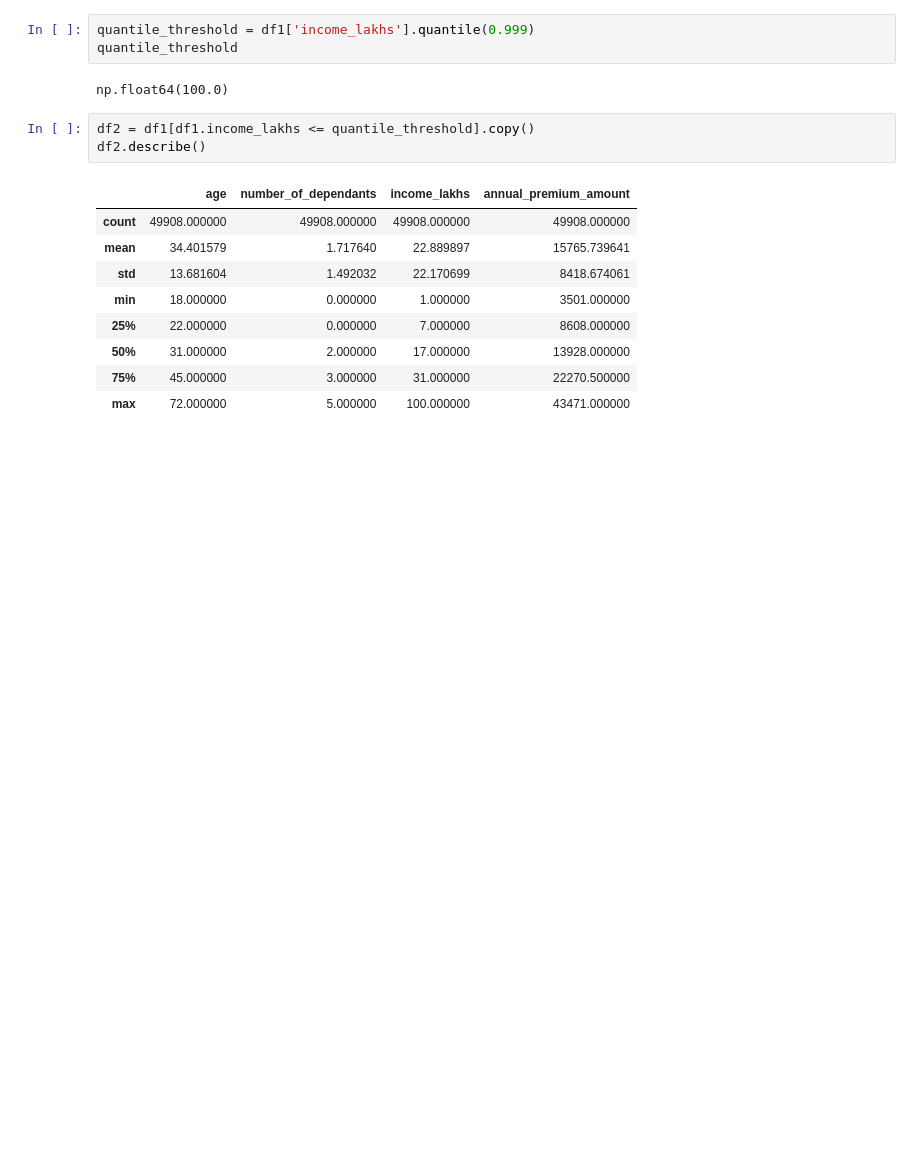
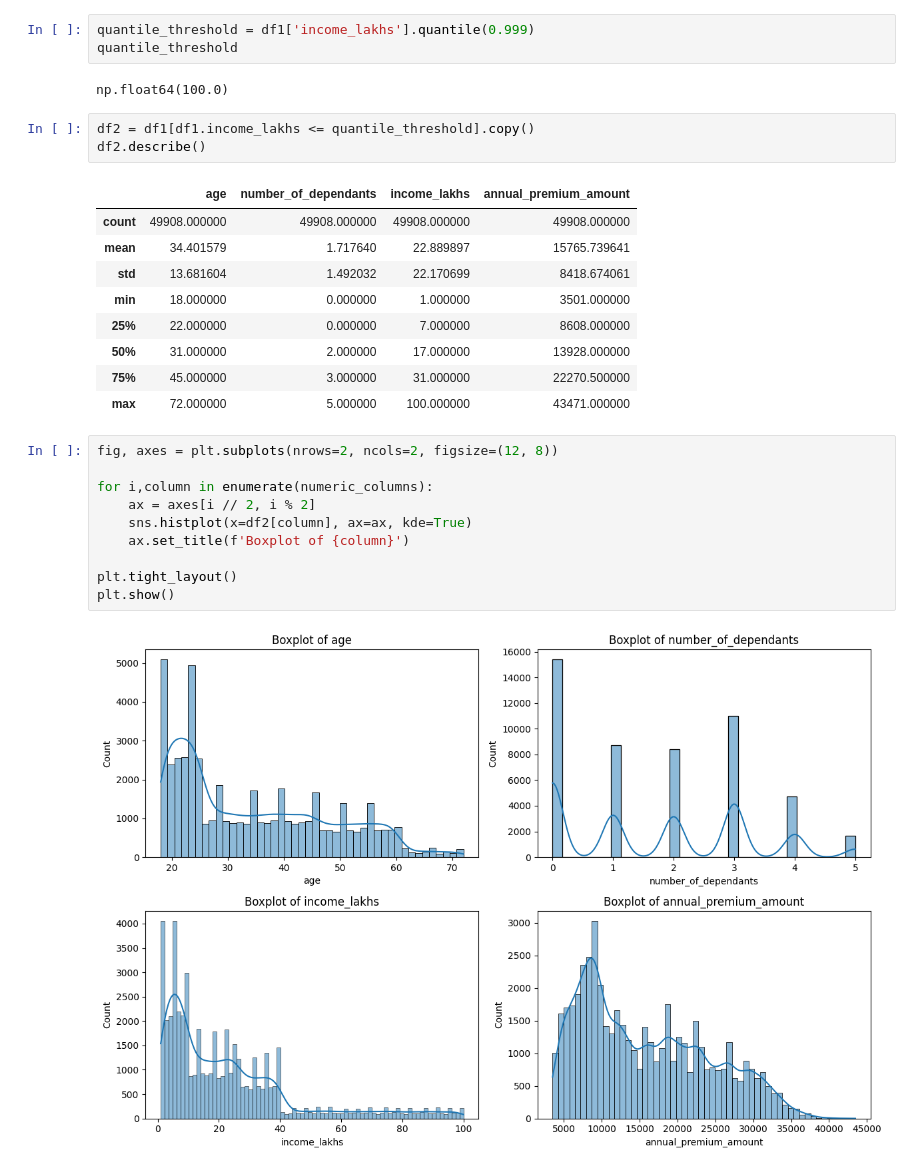
Before and after one commit to ittihadur/ML-Regression-Project, a Jupyter notebook: ML REGRESSION.ipynb, the cells around one changed output. Cells and saved outputs as stored; diff of their text form; blank space fills up the shorter version.

Commit message:
Did some graphs for analysis

```diff
--- a/ML REGRESSION.ipynb
+++ b/ML REGRESSION.ipynb
@@ -165,3 +165,15 @@ df2.describe()
 | 50% | 31.000000 | 2.000000 | 17.000000 | 13928.000000 |
 | 75% | 45.000000 | 3.000000 | 31.000000 | 22270.500000 |
 | max | 72.000000 | 5.000000 | 100.000000 | 43471.000000 |
+# %%
+fig, axes = plt.subplots(nrows=2, ncols=2, figsize=(12, 8))
+
+for i,column in enumerate(numeric_columns):
+    ax = axes[i // 2, i % 2]
+    sns.histplot(x=df2[column], ax=ax, kde=True)
+    ax.set_title(f'Boxplot of {column}')
+
+plt.tight_layout()
+plt.show()
+# %% [output]
+[figure, added]
```
Also changed, not shown: parts of 1 cell of this notebook.
